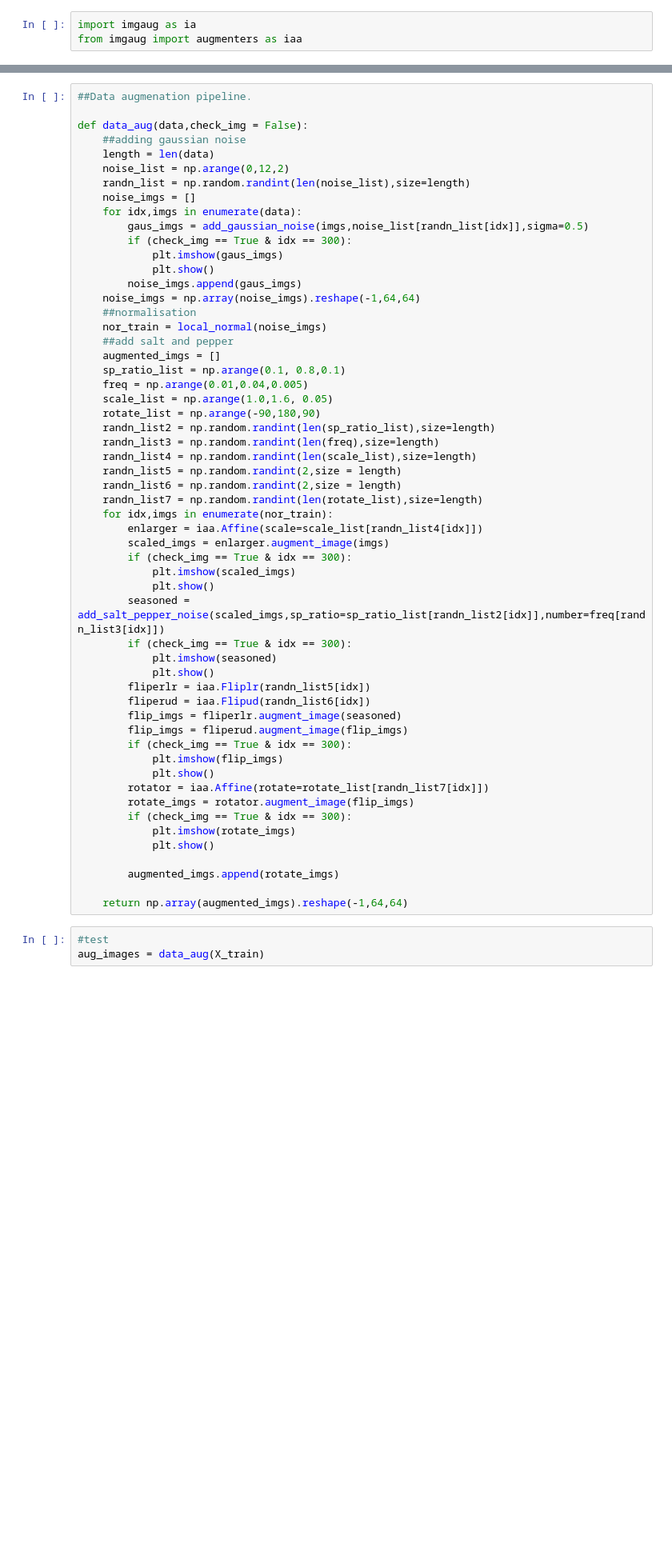
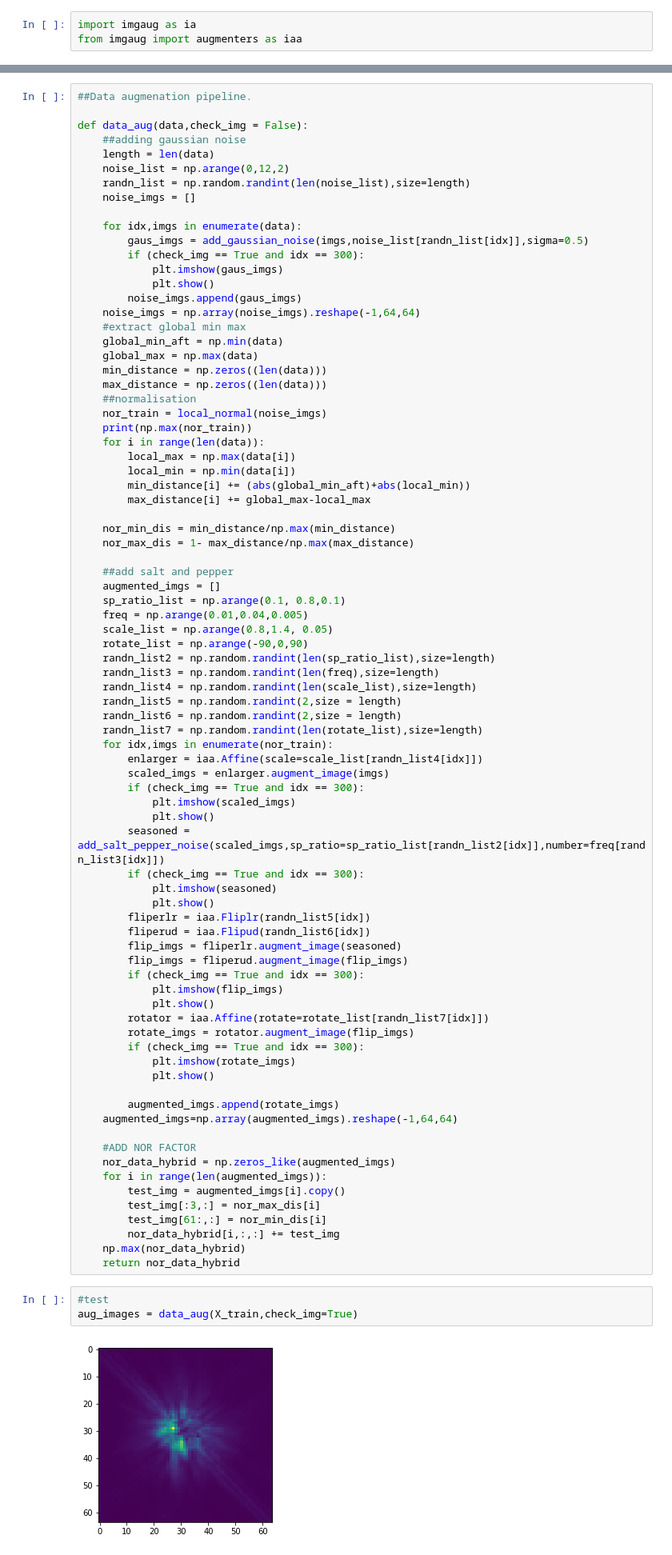
Before and after one commit to lizhangscience/Imaging-DCGAN, a Jupyter notebook: clean_data_and_augmentation.ipynb, the cells around one changed output, grey strips where cells are left out. Shown: that part at 80% size. Saved outputs shown, nothing was run; the diff lists cells and outputs as text; blank space fills up the shorter version.

```diff
--- a/clean_data_and_augmentation.ipynb
+++ b/clean_data_and_augmentation.ipynb
@@ -225,21 +270,37 @@ def data_aug(data,check_img = False):
     noise_list = np.arange(0,12,2)
     randn_list = np.random.randint(len(noise_list),size=length)
     noise_imgs = []
+
     for idx,imgs in enumerate(data):
         gaus_imgs = add_gaussian_noise(imgs,noise_list[randn_list[idx]],sigma=0.5)
-        if (check_img == True & idx == 300):
+        if (check_img == True and idx == 300):
             plt.imshow(gaus_imgs)
             plt.show()
         noise_imgs.append(gaus_imgs)
     noise_imgs = np.array(noise_imgs).reshape(-1,64,64)
+    #extract global min max
+    global_min_aft = np.min(data)
+    global_max = np.max(data)
+    min_distance = np.zeros((len(data)))
+    max_distance = np.zeros((len(data)))
     ##normalisation
     nor_train = local_normal(noise_imgs)
+    print(np.max(nor_train))
+    for i in range(len(data)):
+        local_max = np.max(data[i])
+        local_min = np.min(data[i])
+        min_distance[i] += (abs(global_min_aft)+abs(local_min))
+        max_distance[i] += global_max-local_max
+
+    nor_min_dis = min_distance/np.max(min_distance)
+    nor_max_dis = 1- max_distance/np.max(max_distance)
+
     ##add salt and pepper
     augmented_imgs = []
     sp_ratio_list = np.arange(0.1, 0.8,0.1)
     freq = np.arange(0.01,0.04,0.005)
-    scale_list = np.arange(1.0,1.6, 0.05)
-    rotate_list = np.arange(-90,180,90)
+    scale_list = np.arange(0.8,1.4, 0.05)
+    rotate_list = np.arange(-90,0,90)
     randn_list2 = np.random.randint(len(sp_ratio_list),size=length)
     randn_list3 = np.random.randint(len(freq),size=length)
     randn_list4 = np.random.randint(len(scale_list),size=length)
@@ -249,29 +310,40 @@ def data_aug(data,check_img = False):
     for idx,imgs in enumerate(nor_train):
         enlarger = iaa.Affine(scale=scale_list[randn_list4[idx]])
         scaled_imgs = enlarger.augment_image(imgs)
-        if (check_img == True & idx == 300):
+        if (check_img == True and idx == 300):
             plt.imshow(scaled_imgs)
             plt.show()
         seasoned = add_salt_pepper_noise(scaled_imgs,sp_ratio=sp_ratio_list[randn_list2[idx]],number=freq[randn_list3[idx]])
-        if (check_img == True & idx == 300):
+        if (check_img == True and idx == 300):
             plt.imshow(seasoned)
             plt.show()
         fliperlr = iaa.Fliplr(randn_list5[idx])
         fliperud = iaa.Flipud(randn_list6[idx])
         flip_imgs = fliperlr.augment_image(seasoned)
         flip_imgs = fliperud.augment_image(flip_imgs)
-        if (check_img == True & idx == 300):
+        if (check_img == True and idx == 300):
             plt.imshow(flip_imgs)
             plt.show()
         rotator = iaa.Affine(rotate=rotate_list[randn_list7[idx]])
         rotate_imgs = rotator.augment_image(flip_imgs)
-        if (check_img == True & idx == 300):
+        if (check_img == True and idx == 300):
             plt.imshow(rotate_imgs)
             plt.show()
 
         augmented_imgs.append(rotate_imgs)
+    augmented_imgs=np.array(augmented_imgs).reshape(-1,64,64)
 
-    return np.array(augmented_imgs).reshape(-1,64,64)
+    #ADD NOR FACTOR
+    nor_data_hybrid = np.zeros_like(augmented_imgs)
+    for i in range(len(augmented_imgs)):
+        test_img = augmented_imgs[i].copy()
+        test_img[:3,:] = nor_max_dis[i]
+        test_img[61:,:] = nor_min_dis[i]
+        nor_data_hybrid[i,:,:] += test_img
+    np.max(nor_data_hybrid)
+    return nor_data_hybrid
 # %%
 #test
-aug_images = data_aug(X_train)
+aug_images = data_aug(X_train,check_img=True)
+# %% [output]
+[figure, added]
```
Also changed, not shown: parts of 45 cells of this notebook, 3 other files.
